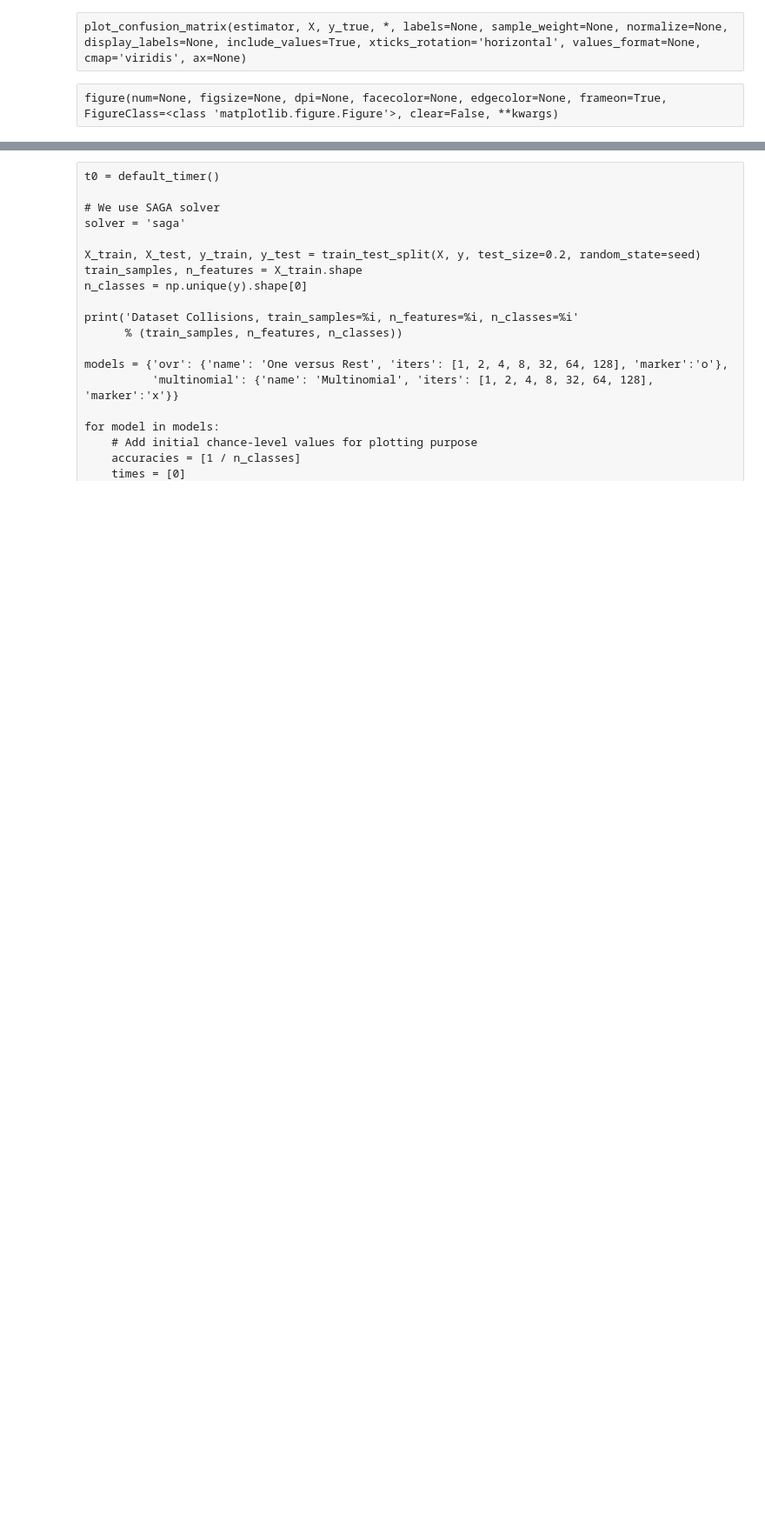
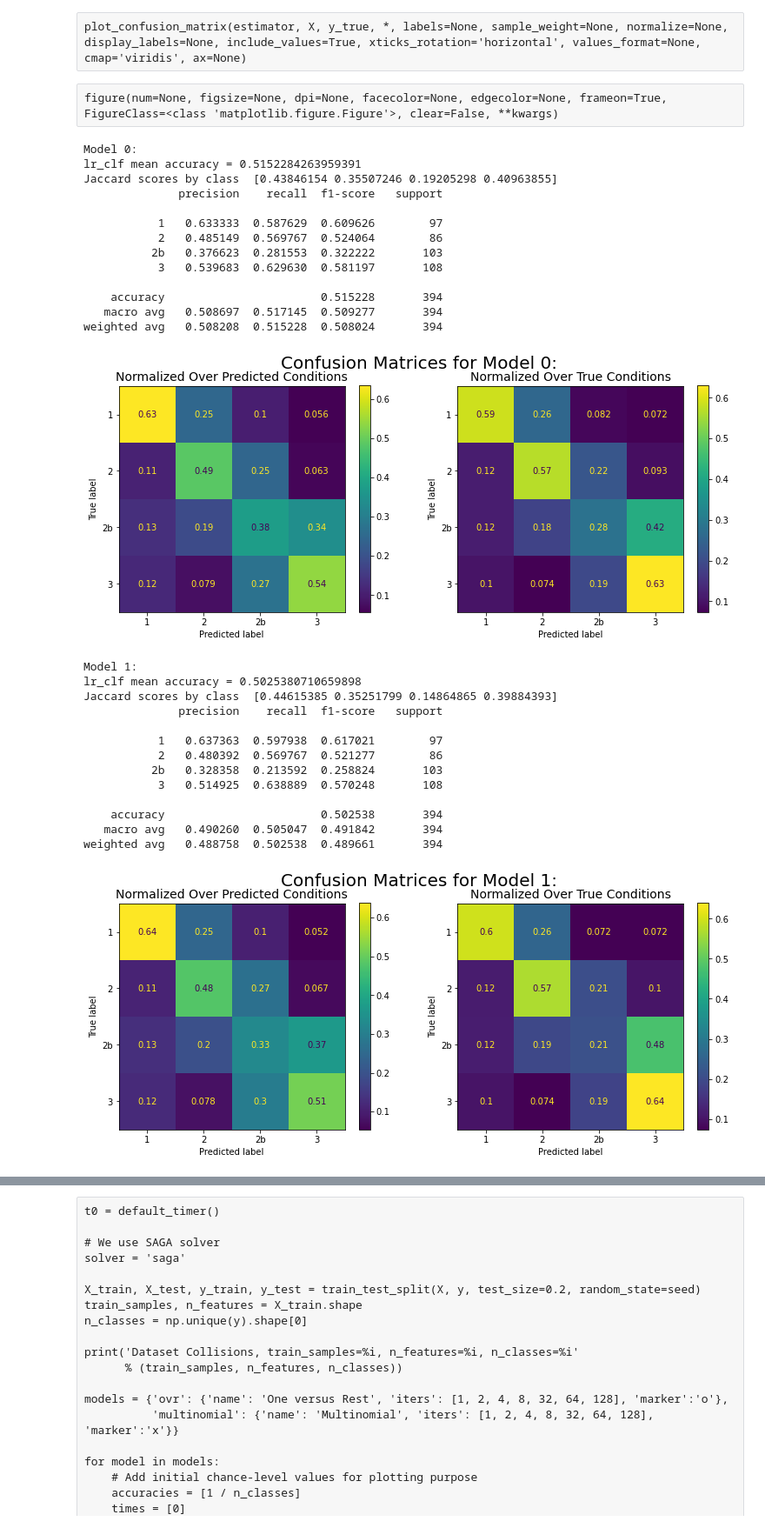
Before and after one commit to cbates79/Coursera_Capstone, a Jupyter notebook: Oversampling on the Order of the Smallest Class for Multiclass Classification of Automobile Accidents in Seattle, Washington.ipynb, the cells around one changed output, grey strips where cells are left out. Shown at 87% size. Drawn from its saved outputs; the diff is of its cells as text; code cells hidden in the pictures; blank space fills up the shorter version.

```diff
--- a/Oversampling on the Order of the Smallest Class for Multiclass Classification of Automobile Accidents in Seattle, Washington.ipynb
+++ b/Oversampling on the Order of the Smallest Class for Multiclass Classification of Automobile Accidents in Seattle, Washington.ipynb
@@ -404,6 +566,6 @@ logistic_regression_clf = make_pipeline(\
     StandardScaler(with_mean=False),\
     LogisticRegression(solver='saga', multi_class='auto', penalty='l1', max_iter=100, n_jobs=-1, random_state=seed), verbose=True)
 scoring = ['f1_macro', 'neg_log_loss','precision_macro', 'recall_macro']
-logistic_regression_undersampling_scores = cross_validate(logistic_regression_clf, X, y, scoring=scoring, n_jobs=-1, cv=kfold_cv, return_estimator=True)
-print("Logistic regression through undersampling score keys:", sorted(logistic_regression_undersampling_scores.keys()))
+logistic_regression_scores = cross_validate(logistic_regression_clf, X, y, scoring=scoring, n_jobs=-1, cv=kfold_cv, return_estimator=True)
+print("Logistic regression score keys:", sorted(logistic_regression_scores.keys()))
 print_elapsed_time(t0)
@@ -455,25 +669,54 @@ figure(num=None, figsize=None, dpi=None, facecolor=None, edgecolor=None, frameon
 # %%
 # For each logistic regression classifier in the cross-validation, print the Jaccard score for each class.
 
-for index, lr_clf in zip(range(len(logistic_regression_undersampling_scores['estimator'])), logistic_regression_undersampling_scores['estimator']):
+for index, lr_clf in zip(range(len(logistic_regression_scores['estimator'])), logistic_regression_scores['estimator']):
     lr_clf_score = lr_clf.score(X_test, y_test)
     y_test_predicted = lr_clf.predict(X_test)
     lr_clf_jaccard_scores = jaccard_score(y_test, y_test_predicted, average=None, labels=['1', '2', '2b', '3'])
     print('Model %d:' % (index))
     print('lr_clf mean accuracy =', lr_clf_score)
     print('Jaccard scores by class ', lr_clf_jaccard_scores)
     print(classification_report(y_test, y_test_predicted, labels=['1', '2', '2b', '3'], target_names=['1', '2', '2b', '3'], digits=6))
 
     # Create a figure.
     fig = plt.figure(num=str(index), figsize=(6.4 * 2, 4.8))
     fig.suptitle('Confusion Matrices for Model %d:' % (index), fontsize=20)
 
     ax = plt.subplot(1,2,1)
     ax.set_title("Normalized Over Predicted Conditions", fontsize=14)
     plot_confusion_matrix(lr_clf, X_test, y_test, labels=['1', '2', '2b', '3'], display_labels=['1', '2', '2b', '3'], normalize='pred', ax=ax)
 
     ax = plt.subplot(1,2,2)
     ax.set_title("Normalized Over True Conditions", fontsize=14)
     plot_confusion_matrix(lr_clf, X_test, y_test, labels=['1', '2', '2b', '3'], display_labels=['1', '2', '2b', '3'], normalize='true', ax=ax)
 
     plt.show()
+# %% [output]
+Model 0:
+lr_clf mean accuracy = 0.5152284263959391
+Jaccard scores by class  [0.43846154 0.35507246 0.19205298 0.40963855]
+              precision    recall  f1-score   support
+
+           1   0.633333  0.587629  0.609626        97
+           2   0.485149  0.569767  0.524064        86
+          2b   0.376623  0.281553  0.322222       103
+           3   0.539683  0.629630  0.581197       108
+
+    accuracy                       0.515228       394
+   macro avg   0.508697  0.517145  0.509277       394
+weighted avg   0.508208  0.515228  0.508024       394
+[figure, added]
+Model 1:
+lr_clf mean accuracy = 0.5025380710659898
+Jaccard scores by class  [0.44615385 0.35251799 0.14864865 0.39884393]
+              precision    recall  f1-score   support
+
+           1   0.637363  0.597938  0.617021        97
+           2   0.480392  0.569767  0.521277        86
+          2b   0.328358  0.213592  0.258824       103
+           3   0.514925  0.638889  0.570248       108
+
+    accuracy                       0.502538       394
+   macro avg   0.490260  0.505047  0.491842       394
+weighted avg   0.488758  0.502538  0.489661       394
+[figure, added]
```
Also changed, not shown: parts of 47 cells of this notebook.
